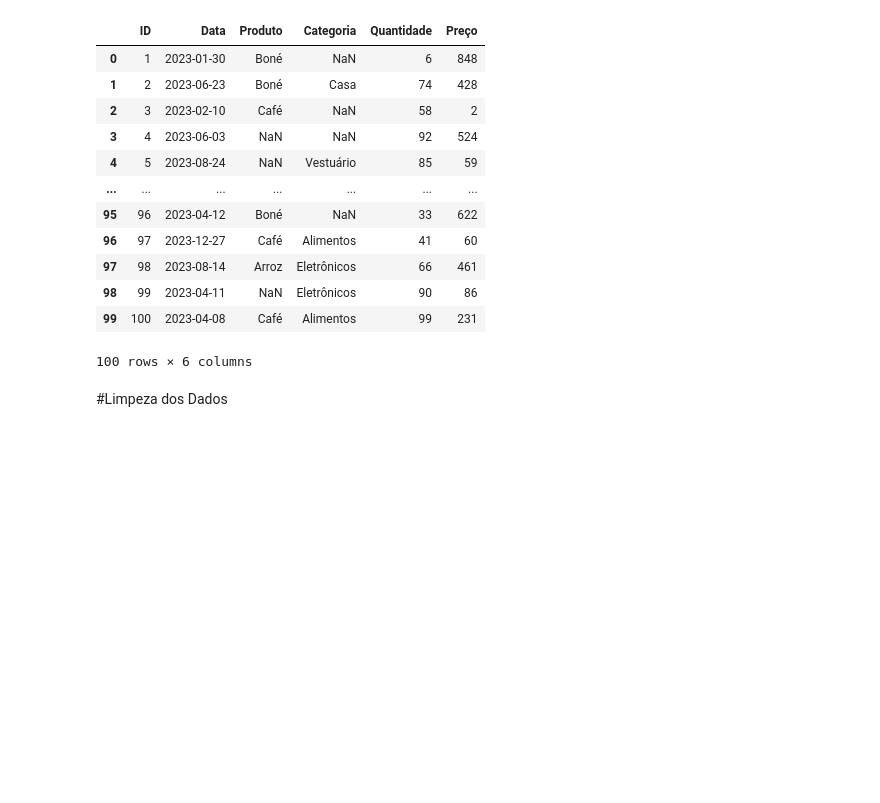
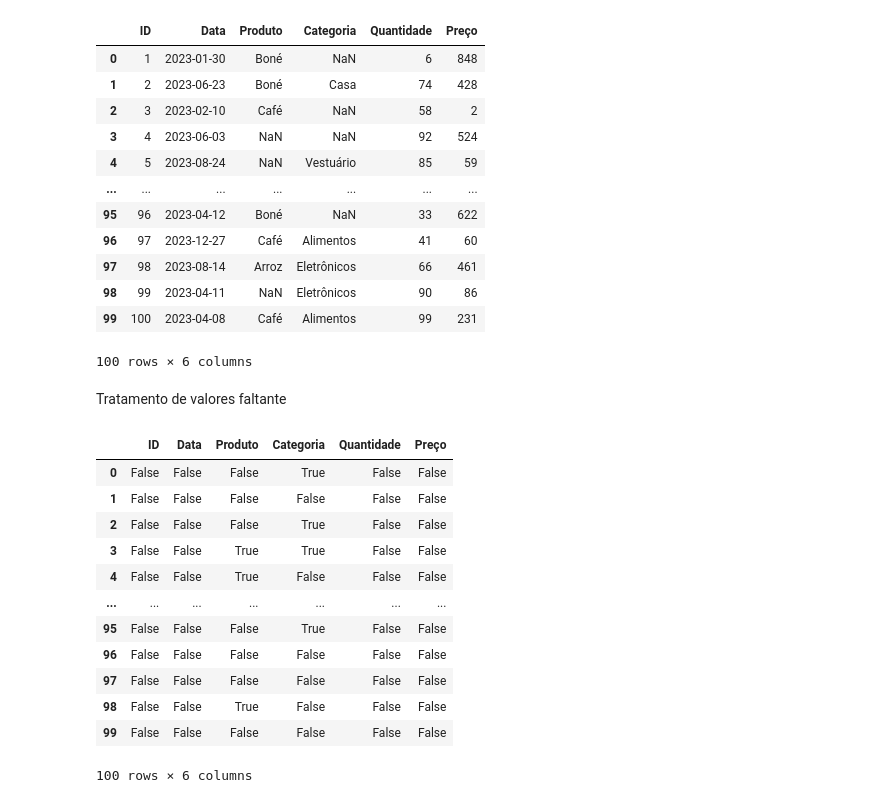
Before and after one commit to PedroTomasini/Teste_Analytics_PedroTomasini, a Jupyter notebook: Teste_Analytics_PedroTomasini.ipynb, the cells around one changed output. Drawn from its saved outputs; the diff is of its cells as text; code cells hidden in the pictures; blank space fills up the shorter version.

```diff
--- a/Teste_Analytics_PedroTomasini.ipynb
+++ b/Teste_Analytics_PedroTomasini.ipynb
@@ -60,5 +62,22 @@ dados
 | 98 | 99 | 2023-04-11 | NaN | Eletrônicos | 90 | 86 |
 | 99 | 100 | 2023-04-08 | Café | Alimentos | 99 | 231 |
 100 rows × 6 columns
-# %% [markdown]
-#Limpeza dos Dados
+# %% [markdown]
+Tratamento de valores faltante
+# %%
+# Procurando por valores nulos
+dados.isnull()
+# %% [output]
+|  | ID | Data | Produto | Categoria | Quantidade | Preço |
+| 0 | False | False | False | True | False | False |
+| 1 | False | False | False | False | False | False |
+| 2 | False | False | False | True | False | False |
+| 3 | False | False | True | True | False | False |
+| 4 | False | False | True | False | False | False |
+| ... | ... | ... | ... | ... | ... | ... |
+| 95 | False | False | False | True | False | False |
+| 96 | False | False | False | False | False | False |
+| 97 | False | False | False | False | False | False |
+| 98 | False | False | True | False | False | False |
+| 99 | False | False | False | False | False | False |
+100 rows × 6 columns
```
Also changed, not shown: parts of 15 cells of this notebook.
